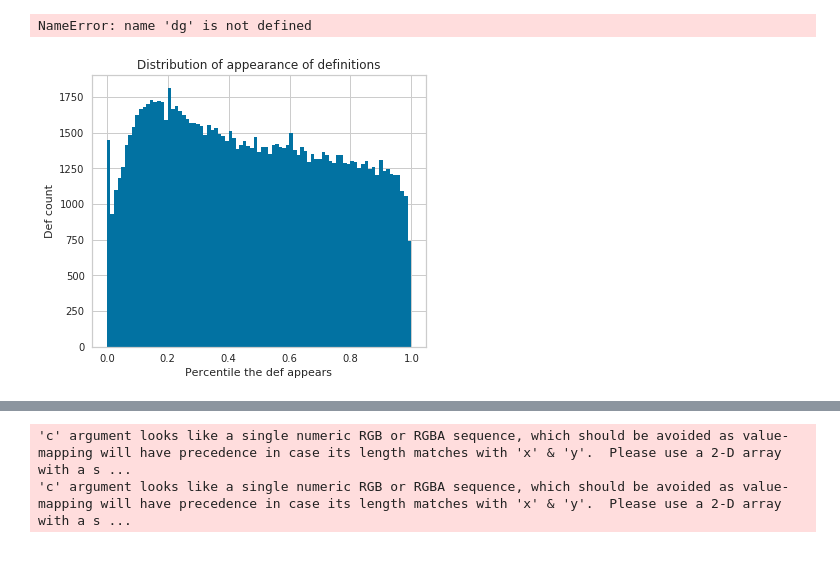
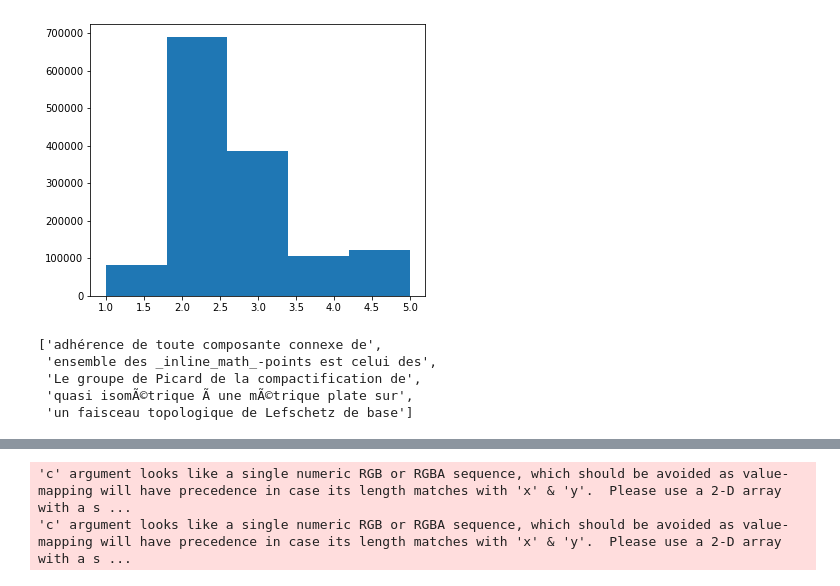
Before and after one commit to lab156/arxivDownload, a Jupyter notebook: Visualization of definitions.ipynb, the cells around one changed output, grey strips where cells are left out. Drawn from its saved outputs; the diff is of its cells as text; code cells hidden in the pictures; blank space fills up the shorter version.

```diff
--- a/Visualization of definitions.ipynb
+++ b/Visualization of definitions.ipynb
@@ -77,18 +103,14 @@ plt.plot(rep_ratio)
-# %%
-perc = []
-for art in ag.iter(tag='article'):
-    N = int(art.attrib['num'])
-    perc += [int(n.attrib['index'])/N for n in art.findall('.//definition')]
-for art in dg.iter(tag='article'):
-    N = int(art.attrib['num'])
-    perc += [int(n.attrib['index'])/N for n in art.findall('.//definition')]
-# %% [output]
-NameError: name 'dg' is not defined
-# %%
-fig=plt.figure(figsize=(6, 5))
-plt.xlabel('Percentile the def appears')
-plt.ylabel('Def count')
-plt.title('Distribution of appearance of definitions')
-hi = plt.hist(perc, 85)
-# %% [output]
-[figure, removed]
+# %%
+# number of terms in a Defdum
+fig=plt.figure(figsize=(6, 5))
+n_words = [min(5,len(w.split())) for w in dfndum_set]
+plt.hist(n_words, 5)
+plt.show()
+[w for w in dfndum_set if len(w.split()) > 5][:5]
+# %% [output]
+[figure, added]
+['adhérence de toute composante connexe de',
+ 'ensemble des _inline_math_-points est celui des',
+ 'Le groupe de Picard de la compactification de',
+ 'quasi isomÃ©trique Ã une mÃ©trique plate sur',
+ 'un faisceau topologique de Lefschetz de base']
```
Also changed, not shown: parts of 11 cells of this notebook, 4 other files.
